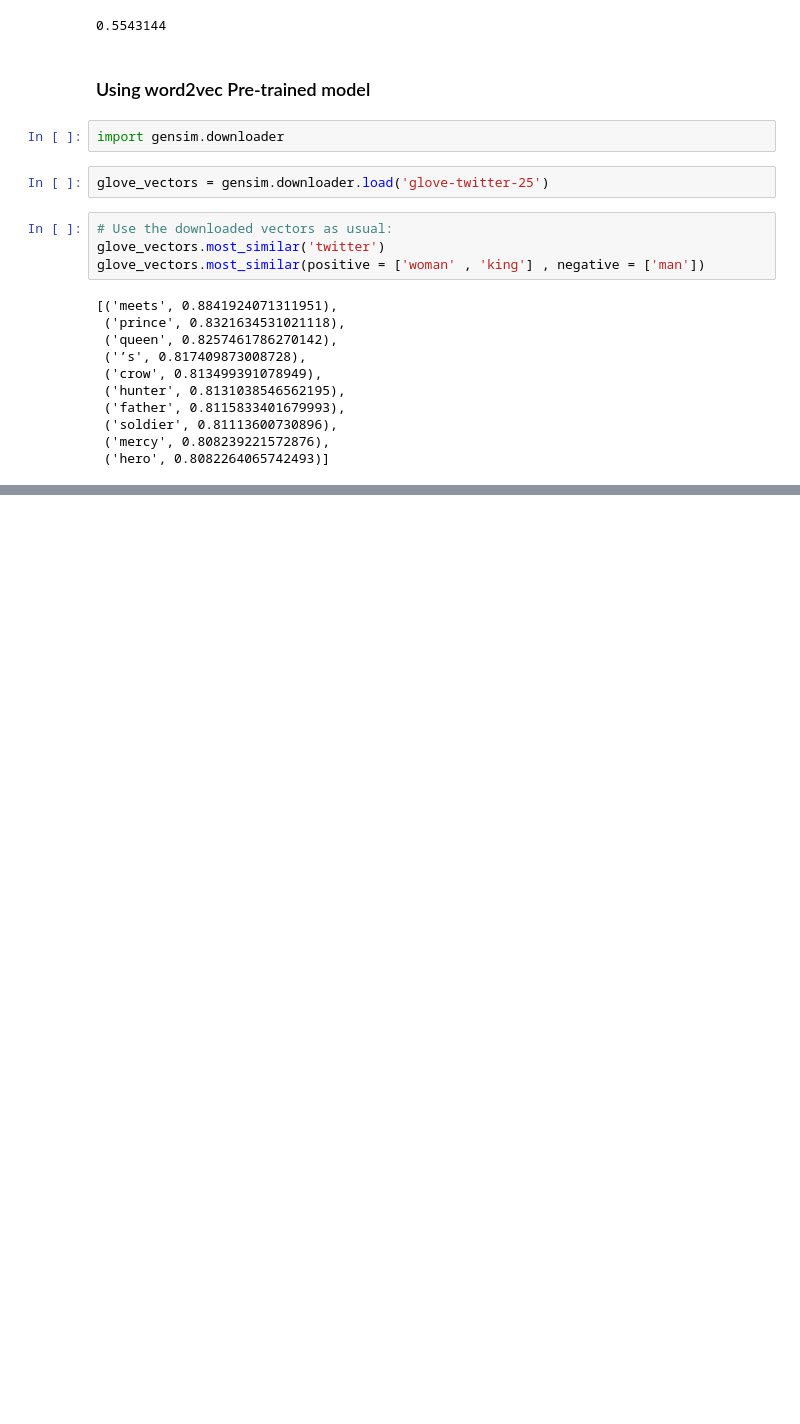
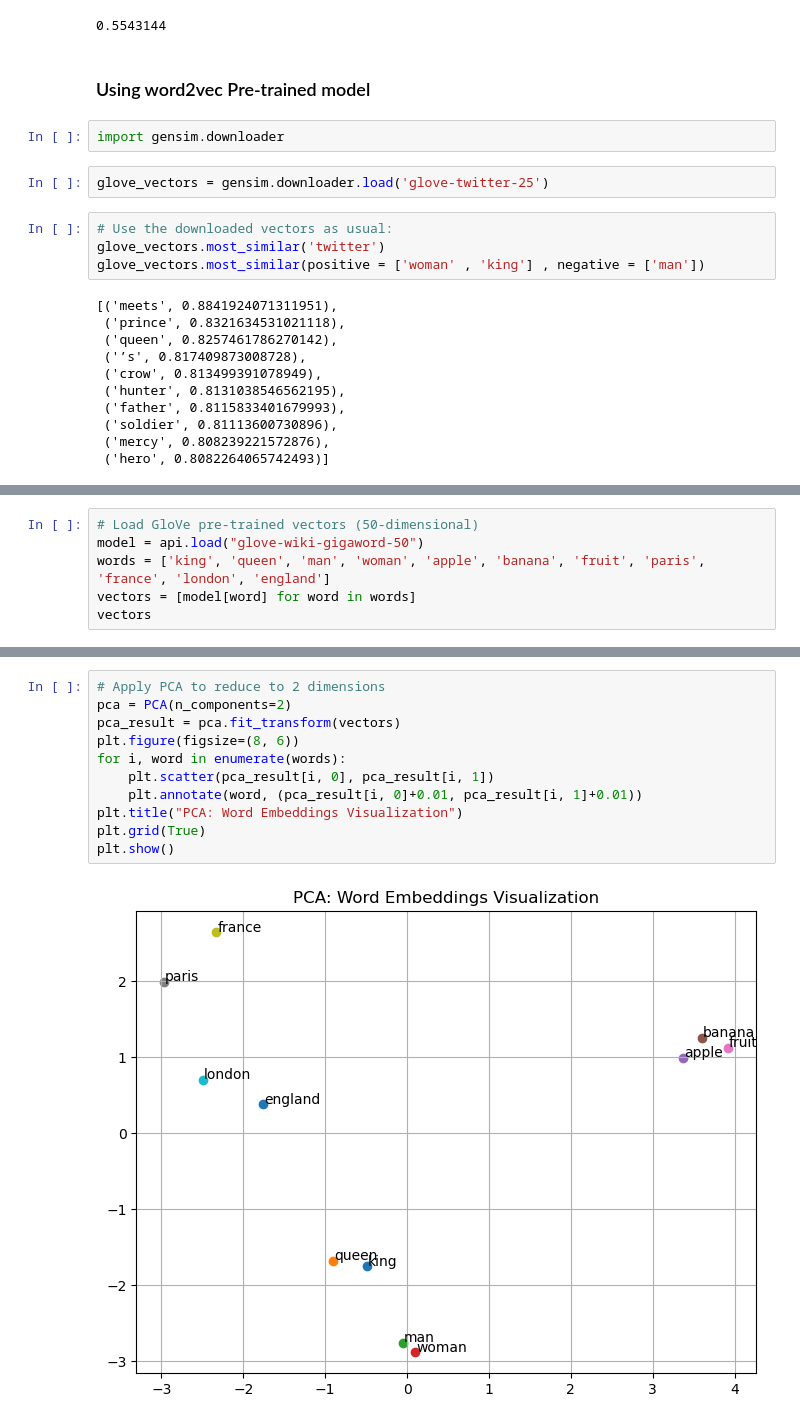
Before and after one commit to x50MANSOUR50x/polysemy-nlp-project, a Jupyter notebook: Notebooks/Embedding.ipynb, the cells around one changed output, grey strips where cells are left out. Saved outputs shown, nothing was run; the diff lists cells and outputs as text; blank space fills up the shorter version.

Commit message:
Visualize GloVe word embeddings using PCA for dimensionality reduction

```diff
--- a/Notebooks/Embedding.ipynb
+++ b/Notebooks/Embedding.ipynb
@@ -320,0 +331,6 @@ glove_vectors.most_similar(positive = ['woman' , 'king'] , negative = ['man'])
+# %%
+# Load GloVe pre-trained vectors (50-dimensional)
+model = api.load("glove-wiki-gigaword-50")
+words = ['king', 'queen', 'man', 'woman', 'apple', 'banana', 'fruit', 'paris', 'france', 'london', 'england']
+vectors = [model[word] for word in words]
+vectors
@@ -320,0 +355,13 @@ glove_vectors.most_similar(positive = ['woman' , 'king'] , negative = ['man'])
+# %%
+# Apply PCA to reduce to 2 dimensions
+pca = PCA(n_components=2)
+pca_result = pca.fit_transform(vectors)
+plt.figure(figsize=(8, 6))
+for i, word in enumerate(words):
+    plt.scatter(pca_result[i, 0], pca_result[i, 1])
+    plt.annotate(word, (pca_result[i, 0]+0.01, pca_result[i, 1]+0.01))
+plt.title("PCA: Word Embeddings Visualization")
+plt.grid(True)
+plt.show()
+# %% [output]
+[figure, added]
```
Also changed, not shown: parts of 5 cells of this notebook.
